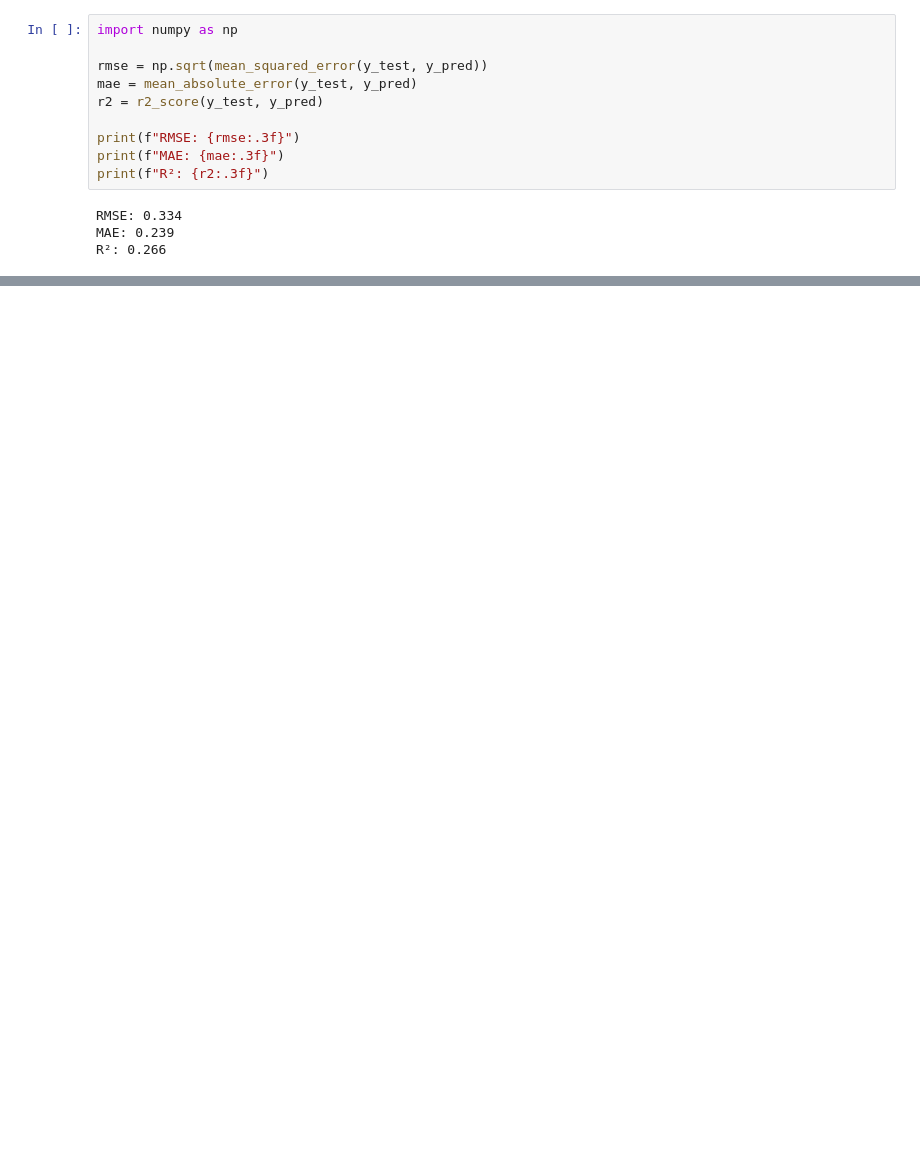
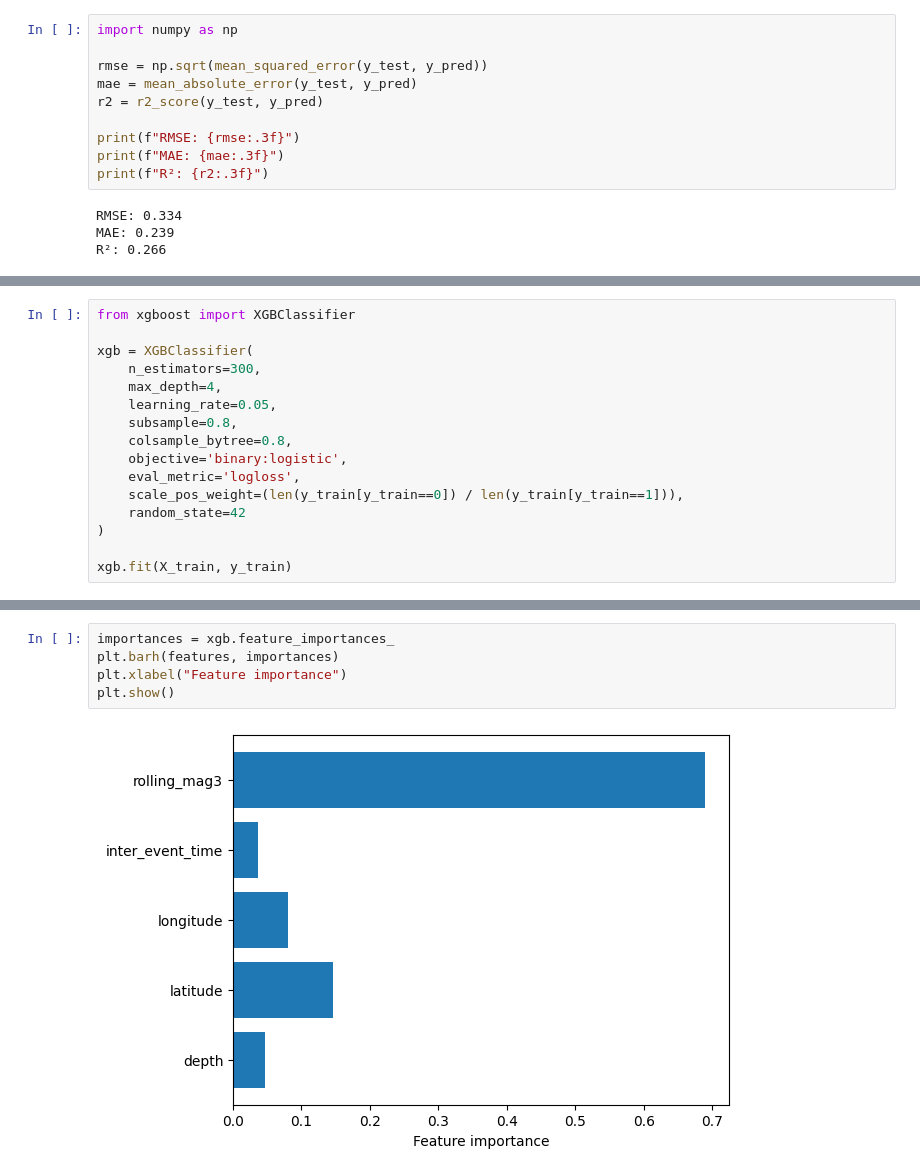
Before and after one commit to Janexo0/seismic-data-analysis-ml, a Jupyter notebook: data_analysys_of_seismic_data.ipynb, the cells around one changed output, grey strips where cells are left out. Drawn from its saved outputs; the diff is of its cells as text; blank space fills up the shorter version.

```diff
--- a/data_analysys_of_seismic_data.ipynb
+++ b/data_analysys_of_seismic_data.ipynb
@@ -294,0 +407,16 @@ plt.show()
+# %%
+from xgboost import XGBClassifier
+
+xgb = XGBClassifier(
+    n_estimators=300,
+    max_depth=4,
+    learning_rate=0.05,
+    subsample=0.8,
+    colsample_bytree=0.8,
+    objective='binary:logistic',
+    eval_metric='logloss',
+    scale_pos_weight=(len(y_train[y_train==0]) / len(y_train[y_train==1])),
+    random_state=42
+)
+
+xgb.fit(X_train, y_train)
@@ -294,0 +455,7 @@ plt.show()
+# %%
+importances = xgb.feature_importances_
+plt.barh(features, importances)
+plt.xlabel("Feature importance")
+plt.show()
+# %% [output]
+[figure, added]
```
Also changed, not shown: parts of 26 cells of this notebook.
